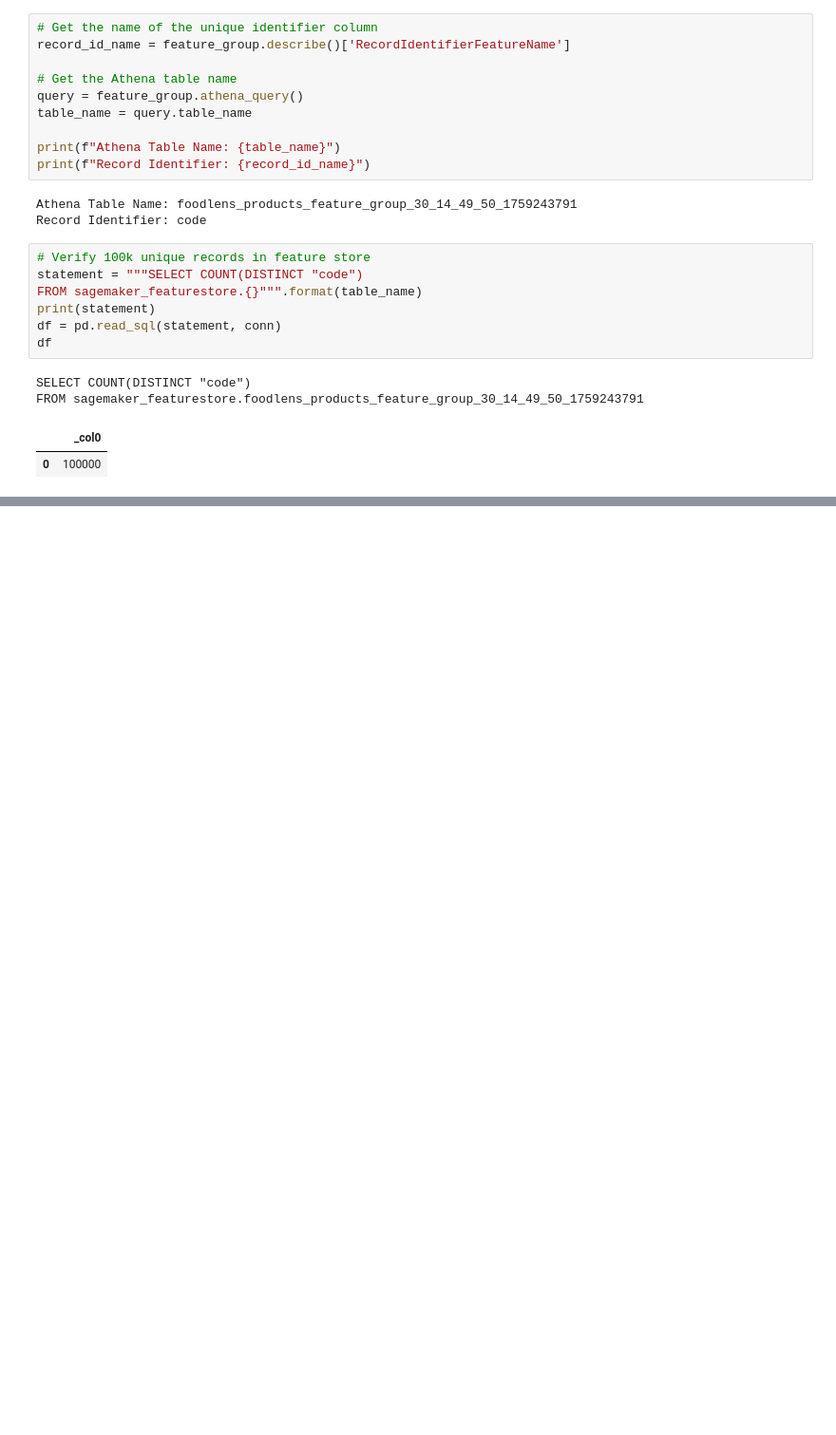
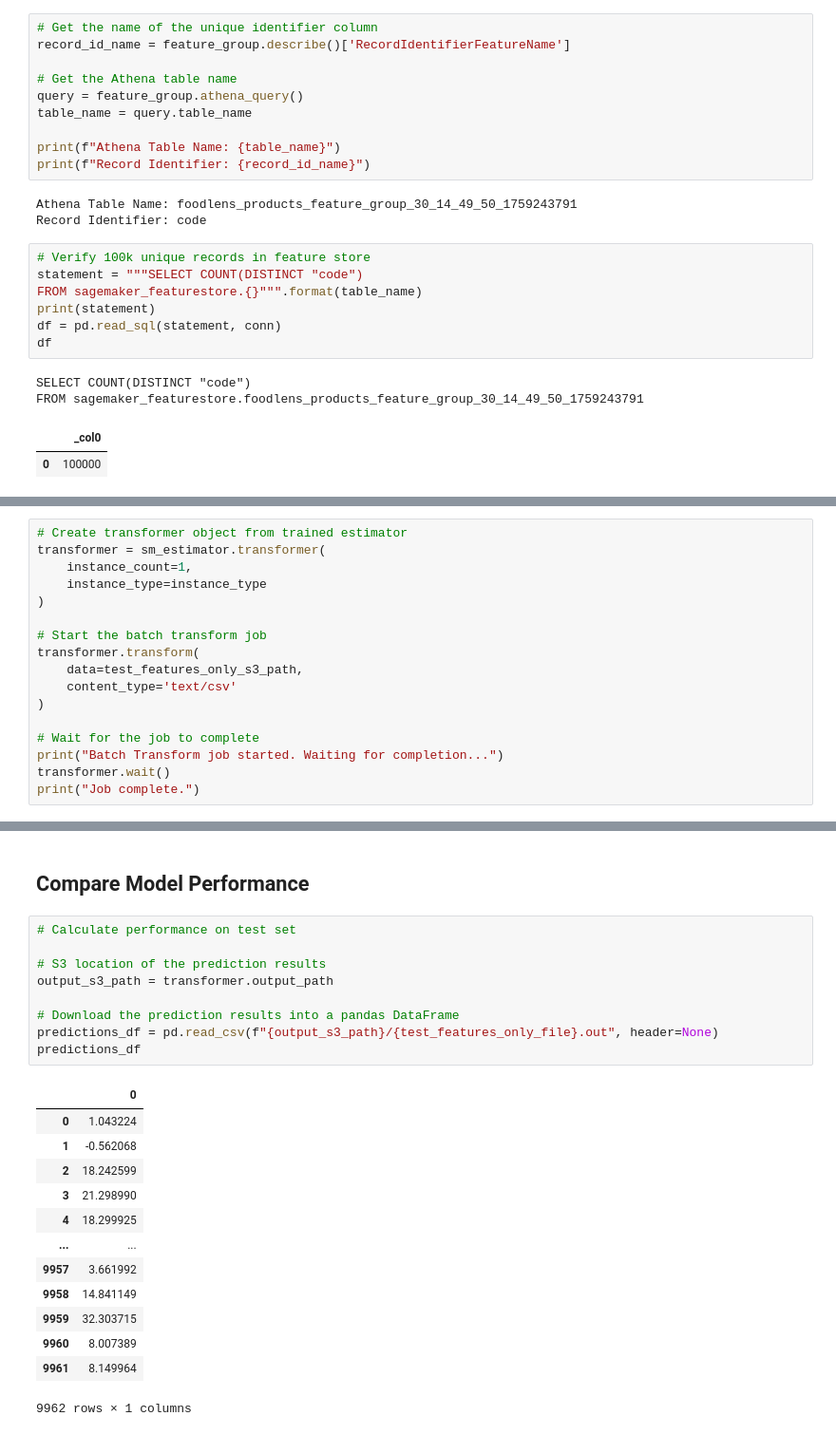
Before and after one commit to apmalinsky/AAI-540-FinalProject, a Jupyter notebook: 04_ModelBuilding.ipynb, the cells around one changed output, grey strips where cells are left out. Shown: that part at 95% size. Saved outputs shown, nothing was run; the diff lists cells and outputs as text; blank space fills up the shorter version.

```diff
--- a/04_ModelBuilding.ipynb
+++ b/04_ModelBuilding.ipynb
@@ -134,0 +345,17 @@ train_df.head(3)
+# %%
+# Create transformer object from trained estimator
+transformer = sm_estimator.transformer(
+    instance_count=1,
+    instance_type=instance_type
+)
+
+# Start the batch transform job
+transformer.transform(
+    data=test_features_only_s3_path,
+    content_type='text/csv'
+)
+
+# Wait for the job to complete
+print("Batch Transform job started. Waiting for completion...")
+transformer.wait()
+print("Job complete.")
@@ -134,0 +382,25 @@ train_df.head(3)
+# %% [markdown]
+## Compare Model Performance
+# %%
+# Calculate performance on test set
+
+# S3 location of the prediction results
+output_s3_path = transformer.output_path
+
+# Download the prediction results into a pandas DataFrame
+predictions_df = pd.read_csv(f"{output_s3_path}/{test_features_only_file}.out", header=None)
+predictions_df
+# %% [output]
+|  | 0 |
+| 0 | 1.043224 |
+| 1 | -0.562068 |
+| 2 | 18.242599 |
+| 3 | 21.298990 |
+| 4 | 18.299925 |
+| ... | ... |
+| 9957 | 3.661992 |
+| 9958 | 14.841149 |
+| 9959 | 32.303715 |
+| 9960 | 8.007389 |
+| 9961 | 8.149964 |
+9962 rows × 1 columns
```
Also changed, not shown: parts of 27 cells of this notebook, 1 other file.
